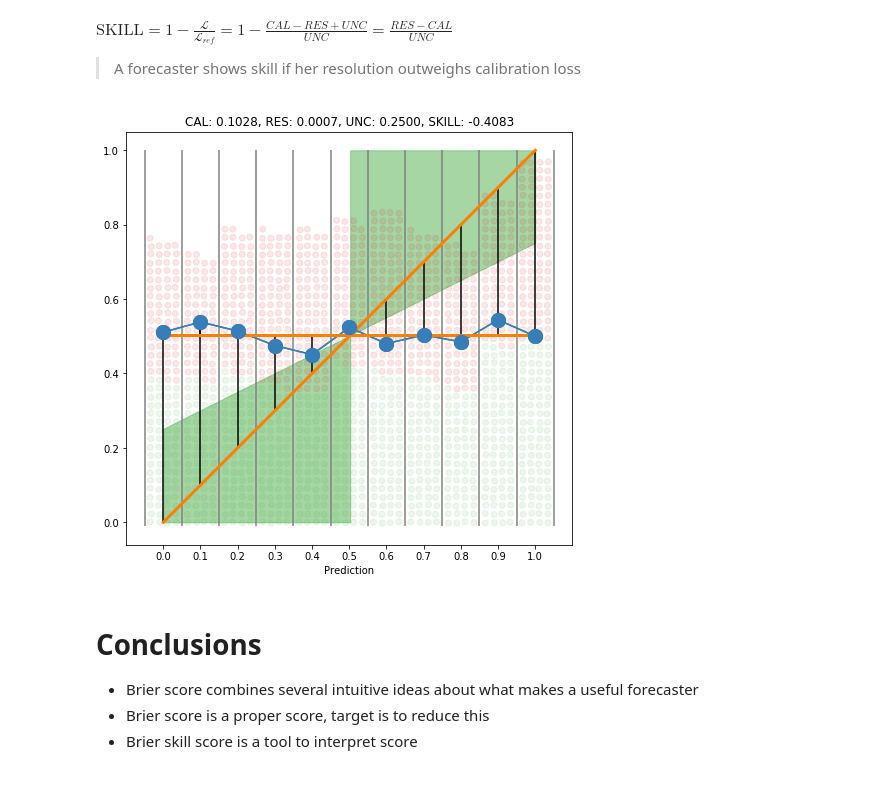
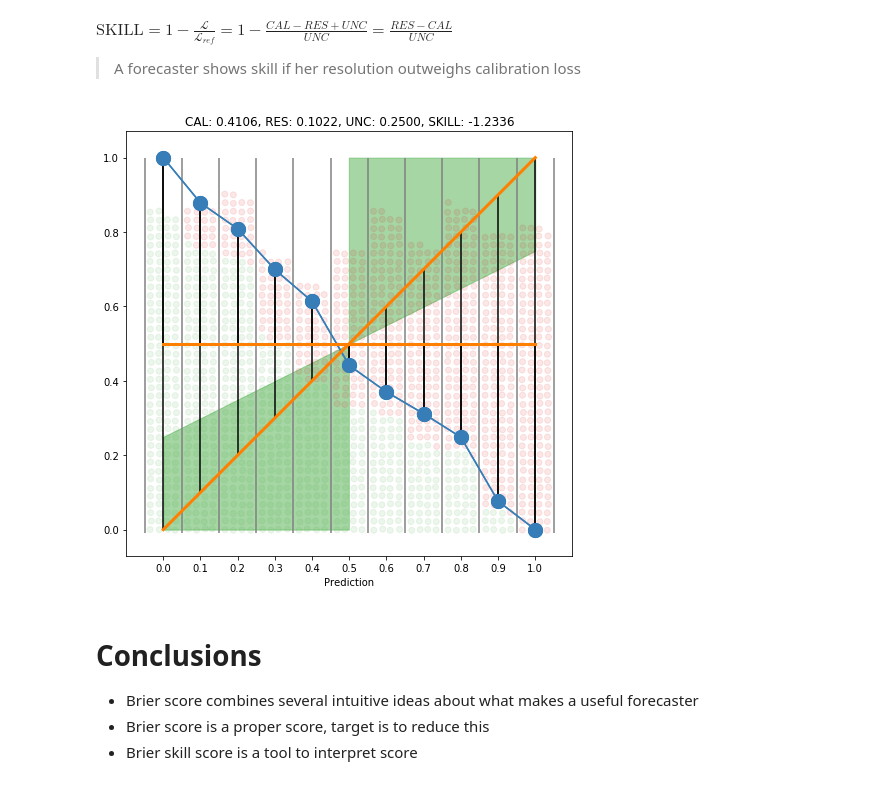
Before and after one commit to sgvandijk/notebooks, a Jupyter notebook: forecast_scoring/forecast_scoring.ipynb, the cells around one changed output. Saved outputs shown, nothing was run; the diff lists cells and outputs as text; code cells hidden in the pictures.

```diff
--- a/forecast_scoring/forecast_scoring.ipynb
+++ b/forecast_scoring/forecast_scoring.ipynb
@@ -217,9 +219,9 @@ $\text{SKILL} = 1 - \frac{\mathcal{L}}{\mathcal{L}_{ref}} = 1 - \frac{CAL - RES
 
 > A forecaster shows skill if her resolution outweighs calibration loss
 # %%
-calibration_example("random", sort=True, calibration_line=True, resolution_line=True, skill_area=True, skill_score=True)
+calibration_example("inverse", sort=True, calibration_line=True, resolution_line=True, skill_area=True, skill_score=True)
 # %% [output]
-[figure, old version]
+[figure, new version]
 # %% [markdown]
 # Conclusions
 * Brier score combines several intuitive ideas about what makes a useful forecaster
```
Also changed, not shown: parts of 15 cells of this notebook, 1 other file.
